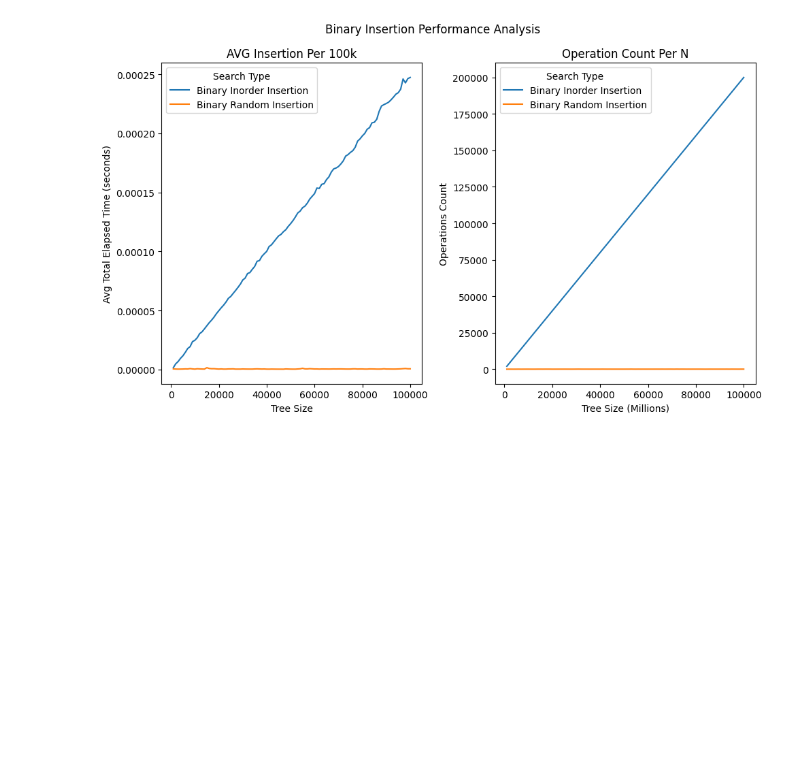
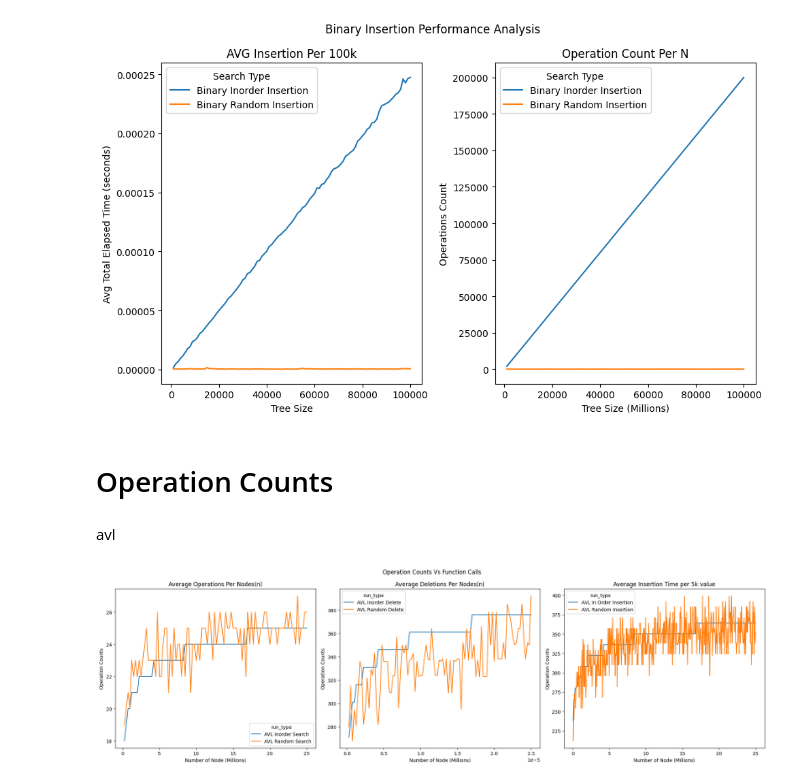
Before and after one commit to CS5008Fall2025/research-paper-jroberge16, a Jupyter notebook: empircal_analysis.ipynb, the cells around one changed output. Saved outputs shown, nothing was run; the diff lists cells and outputs as text; code cells hidden in the pictures; blank space fills up the shorter version.

```diff
--- a/empircal_analysis.ipynb
+++ b/empircal_analysis.ipynb
@@ -270,3 +325,40 @@ del(avl_indored, avl_random)
 del(df)
 # %% [output]
 [figure]
+# %% [markdown]
+# Operation Counts
+# %% [markdown]
+avl
+# %%
+import pandas as pd
+import matplotlib.pyplot as plt
+import seaborn as sns
+
+data = get_avl_data()
+
+
+fig, axes = plt.subplots(nrows=1, ncols=3, figsize=(20, 6))
+
+sns.lineplot(x="tree_size", y="operations_count", hue="run_type", ax=axes[0], data=data["search"])
+axes[0].set_ylabel("Operation Counts")
+axes[0].set_xlabel("Number of Node (Millions)")
+axes[0].set_title("Average Operations Per Nodes(n)")
+
+sns.lineplot(x="tree_size", y="ops_count", hue="run_type", ax=axes[1], data=data["delete"])
+axes[1].set_ylabel("Operation Counts")
+axes[1].set_xlabel("Number of Node (Millions)")
+axes[1].set_title("Average Deletions Per Nodes(n)")
+
+
+
+sns.lineplot(x="tree_size", y="operation_count", hue="run_type", ax=axes[2], data=data["insert"])
+axes[2].set_ylabel("Operation Counts")
+axes[2].set_xlabel("Number of Node (Millions)")
+axes[2].set_title("Average Insertion Time per 5k value")
+
+plt.suptitle("Operation Counts Vs Function Calls")
+plt.tight_layout()
+plt.savefig("data/plots/ops_vs_func.png")
+plt.show()
+# %% [output]
+[figure, added]
```
Also changed, not shown: parts of 13 cells of this notebook, 28 other files.
